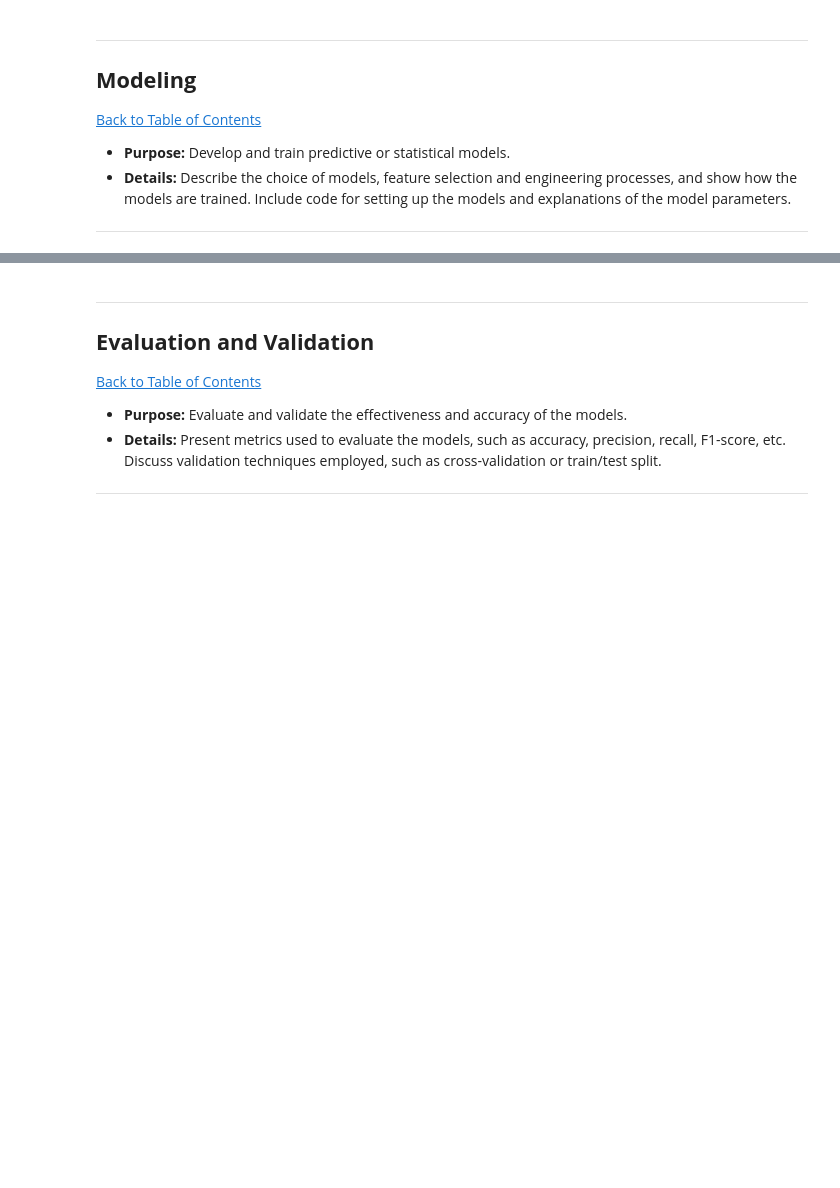
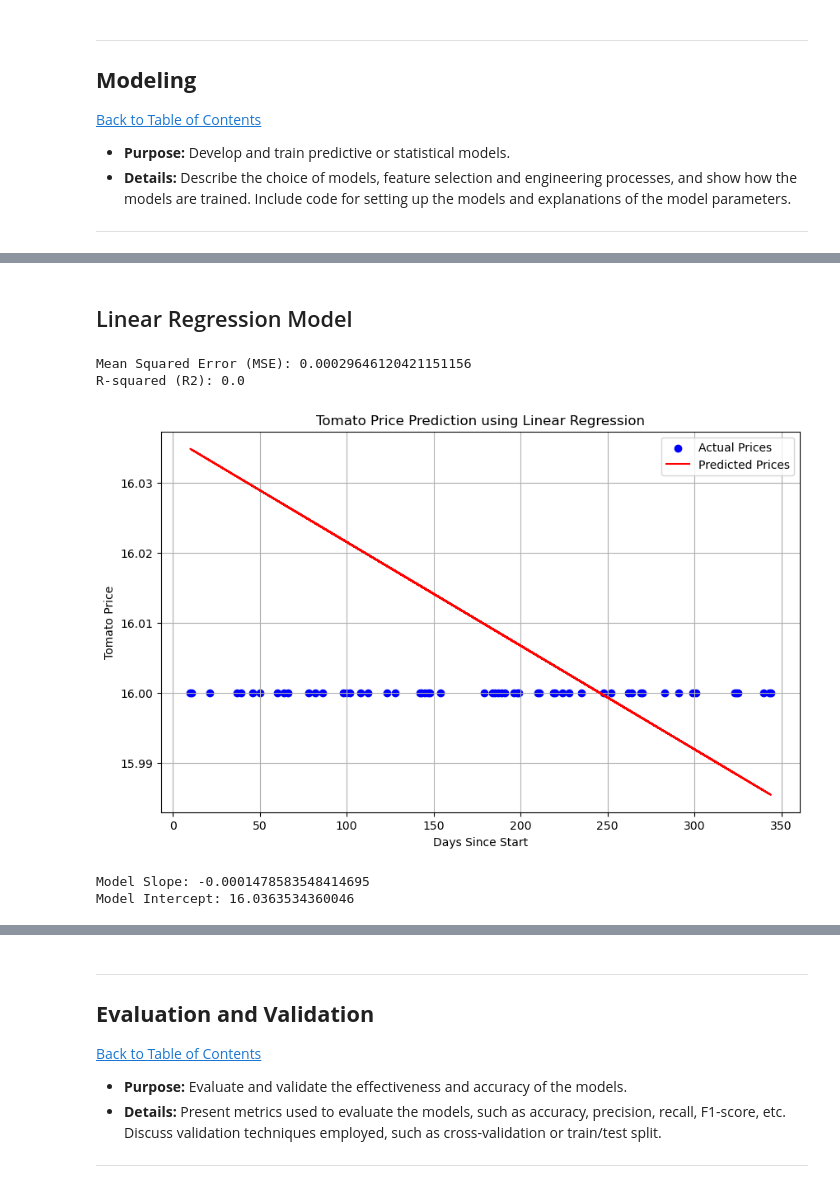
Before and after one commit to AkhonaNzama01/Vegetable-Price-Trends, a Jupyter notebook: QCTO---Workplace-Module-Notebook-Template-4571.ipynb, the cells around one changed output, grey strips where cells are left out. Saved outputs shown, nothing was run; the diff lists cells and outputs as text; code cells hidden in the pictures; blank space fills up the shorter version.

```diff
--- a/QCTO---Workplace-Module-Notebook-Template-4571.ipynb
+++ b/QCTO---Workplace-Module-Notebook-Template-4571.ipynb
@@ -426,0 +439,63 @@ models = {'Linear Regression': linear_model,
+# %% [markdown]
+## Linear Regression Model
+# %%
+import pandas as pd
+import matplotlib.pyplot as plt
+from sklearn.linear_model import LinearRegression
+from sklearn.model_selection import train_test_split
+from sklearn.metrics import mean_squared_error, r2_score
+
+# Load the dataset
+df = pd.read_csv('prices.csv')
+
+# Ensure 'Price Dates' is a datetime type and set it as the index
+df['Price Dates'] = pd.to_datetime(df['Price Dates'], dayfirst=True)
+df.set_index('Price Dates', inplace=True)
+
+# Convert 'Price Dates' to the number of days since the first date
+df['Days Since Start'] = (df.index - df.index[0]).days
+
+# Prepare features (X) and target variable (y)
+X = df[['Days Since Start']]  # Independent variable (number of days)
+y = df['Tomato']  # Dependent variable (tomato price)
+
+# Split the data into training and testing sets
+X_train, X_test, y_train, y_test = train_test_split(X, y, test_size=0.2, random_state=42)
+
+# Create a Linear Regression model
+model = LinearRegression()
+
+# Fit the model to the training data
+model.fit(X_train, y_train)
+
+# Predict the tomato prices using the test set
+y_pred = model.predict(X_test)
+
+# Evaluate the model
+mse = mean_squared_error(y_test, y_pred)
+r2 = r2_score(y_test, y_pred)
+
+# Print the evaluation metrics
+print(f"Mean Squared Error (MSE): {mse}")
+print(f"R-squared (R2): {r2}")
+
+# Plotting the original vs predicted values
+plt.figure(figsize=(10, 6))
+plt.scatter(X_test, y_test, color='blue', label='Actual Prices')
+plt.plot(X_test, y_pred, color='red', label='Predicted Prices')
+plt.title('Tomato Price Prediction using Linear Regression')
+plt.xlabel('Days Since Start')
+plt.ylabel('Tomato Price')
+plt.legend()
+plt.grid(True)
+plt.show()
+
+# Optionally, print the model coefficients (slope and intercept)
+print(f"Model Slope: {model.coef_[0]}")
+print(f"Model Intercept: {model.intercept_}")
+# %% [output]
+Mean Squared Error (MSE): 0.00029646120421151156
+R-squared (R2): 0.0
+[figure, added]
+Model Slope: -0.0001478583548414695
+Model Intercept: 16.0363534360046
```
Also changed, not shown: parts of 18 cells of this notebook.
